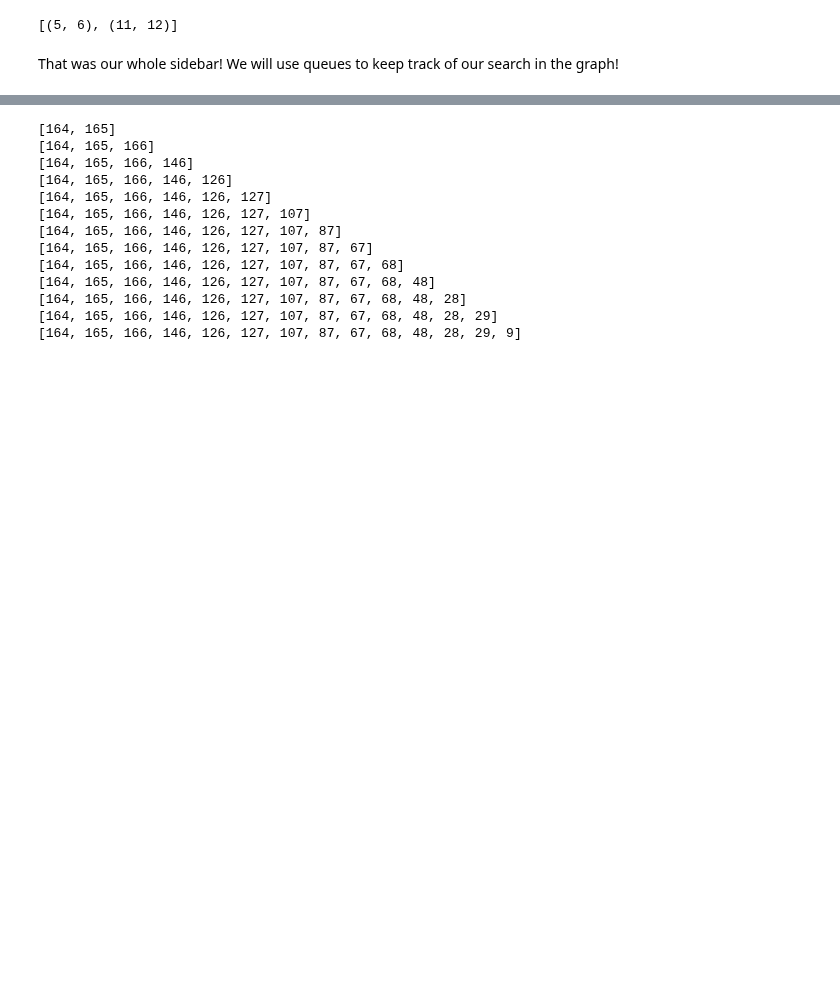
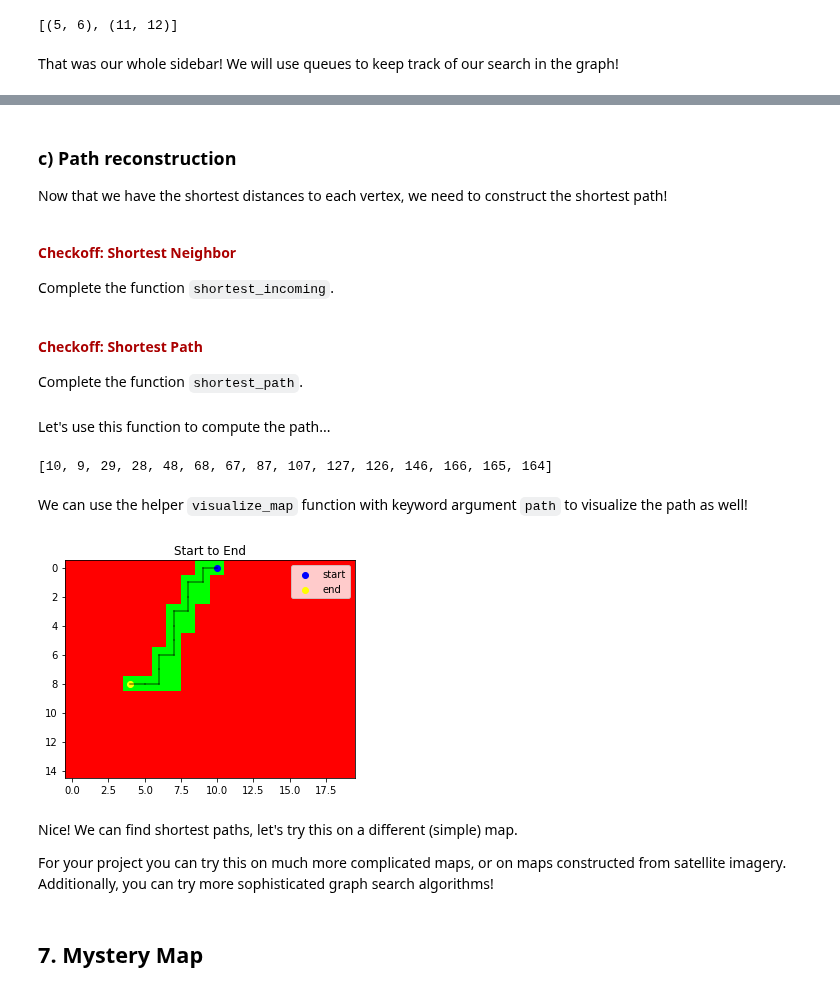
Before and after one commit to brentyi/ai4all_robotics_2020, a Jupyter notebook: graphs/Graphs 1.ipynb, the cells around one changed output, grey strips where cells are left out. Saved outputs shown, nothing was run; the diff lists cells and outputs as text; code cells hidden in the pictures; blank space fills up the shorter version.

```diff
--- a/graphs/Graphs 1.ipynb
+++ b/graphs/Graphs 1.ipynb
@@ -473,0 +512,8 @@ visualize_costs(
+# %% [markdown]
+### c) Path reconstruction
+
+Now that we have the shortest distances to each vertex, we need to construct the shortest path!
+# %% [markdown]
+<div style="color: #a00; font-weight: 800; padding: 1em 0; border-top: 0.4em solid #eee;">Checkoff: Shortest Neighbor</div>
+
+Complete the function `shortest_incoming`.
@@ -474,48 +539,57 @@ visualize_costs(
+# %% [markdown]
+<div style="color: #a00; font-weight: 800; padding: 1em 0; border-top: 0.4em solid #eee;">Checkoff: Shortest Path</div>
+
+Complete the function `shortest_path`.
 # %%
-def shortest_incoming(A, costs, k):
-    shortest_neighbor = None
-    smallest_cost = np.inf
-    for neighbor in neighbors(A, k):
-        if costs[neighbor] < smallest_cost:
-            shortest_neighbor = neighbor
-            smallest_cost = costs[neighbor]
-    return shortest_neighbor
+def shortest_path(A, costs, start, goal):
+    """Find the shortest_path to goal from start. Costs are distances from start.
 
+    Args:
+        A (np.ndarray): Adjacency matrix representing graph.
+        costs (np.ndarray): costs (distances) to each vertex from `start`.
+        start (int): vertex to start at.
+        goal (int): vertex to reach.
+    """
 
-def shortest_path(A, costs, start, goal):
+    # YOUR CODE HERE
+    # ~~START DELETE~~
+
     if goal == start:
         return [goal]
 
-
     path = [goal]
 
-    best_neighbor = shortest_incoming(A, costs, goal)
+
+    best_neighbor = shortest_neighbor(A, costs, goal)
     path.append(best_neighbor)
     while best_neighbor != start:
-        print(path)
-        best_neighbor = shortest_incoming(A, costs, best_neighbor)
+        best_neighbor = shortest_neighbor(A, costs, best_neighbor)
         path.append(best_neighbor)
 
     path.reverse()
     return path
+    # ~~END DELETE~~
+# %% [markdown]
+Let's use this function to compute the path...
 # %%
 stanford_path = shortest_path(
     stanford_adjacency,
     stanford_costs,
-    stanford_start,
-    stanford_end,
+    stanford_start_vertex,
+    stanford_end_vertex,
 )
+print(stanford_path)
 # %% [output]
-[164, 165]
-[164, 165, 166]
-[164, 165, 166, 146]
-[164, 165, 166, 146, 126]
-[164, 165, 166, 146, 126, 127]
-[164, 165, 166, 146, 126, 127, 107]
-[164, 165, 166, 146, 126, 127, 107, 87]
-[164, 165, 166, 146, 126, 127, 107, 87, 67]
-[164, 165, 166, 146, 126, 127, 107, 87, 67, 68]
-[164, 165, 166, 146, 126, 127, 107, 87, 67, 68, 48]
-[164, 165, 166, 146, 126, 127, 107, 87, 67, 68, 48, 28]
-[164, 165, 166, 146, 126, 127, 107, 87, 67, 68, 48, 28, 29]
-[164, 165, 166, 146, 126, 127, 107, 87, 67, 68, 48, 28, 29, 9]
+[10, 9, 29, 28, 48, 68, 67, 87, 107, 127, 126, 146, 166, 165, 164]
+# %% [markdown]
+We can use the helper `visualize_map` function with keyword argument `path` to visualize the path as well!
+# %%
+visualize_map("Start to End", stanford_map, start=stanford_start, end=stanford_end, path=stanford_path)
+# %% [output]
+[figure, added]
+# %% [markdown]
+Nice! We can find shortest paths, let's try this on a different (simple) map.
+
+For your project you can try this on much more complicated maps, or on maps constructed from satellite imagery. Additionally, you can try more sophisticated graph search algorithms!
+# %% [markdown]
+## 7. Mystery Map
```
Also changed, not shown: parts of 26 cells of this notebook, 1 other file.
